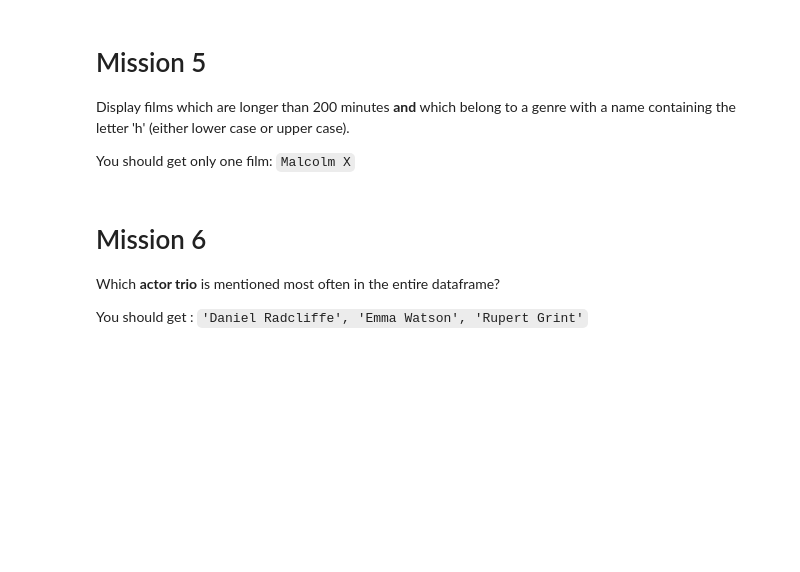
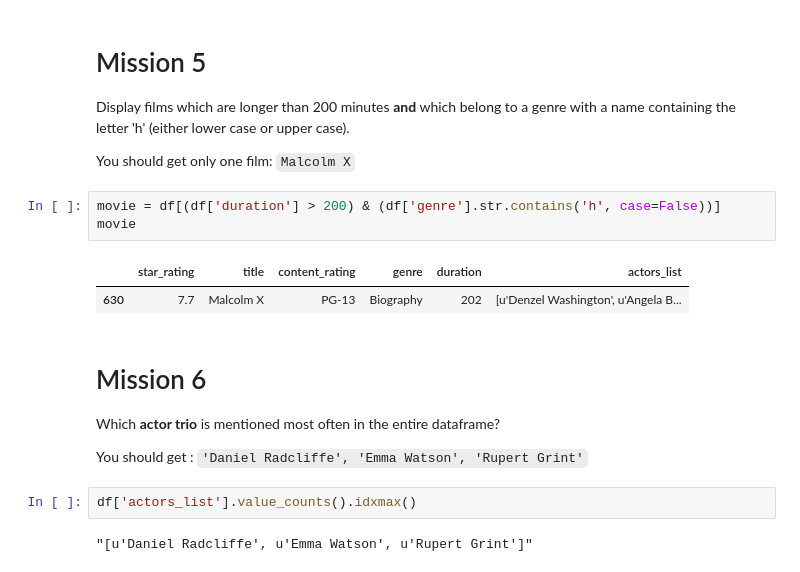
Before and after one commit to DorotheeCatry/python-basics-simplon, a Jupyter notebook: challenge/Python_2.16_filtering.ipynb, the cells around one changed output. Drawn from its saved outputs; the diff is of its cells as text; blank space fills up the shorter version.

```diff
--- a/challenge/Python_2.16_filtering.ipynb
+++ b/challenge/Python_2.16_filtering.ipynb
@@ -52,9 +153,19 @@ Display only the rows with films that belong to the lowest rated genre (based on
 Display films which are longer than 200 minutes **and** which belong to a genre with a name containing the letter 'h' (either lower case or upper case).
 
 You should get only one film: `Malcolm X`
+# %%
+movie = df[(df['duration'] > 200) & (df['genre'].str.contains('h', case=False))]
+movie
+# %% [output]
+|  | star_rating | title | content_rating | genre | duration | actors_list |
+| 630 | 7.7 | Malcolm X | PG-13 | Biography | 202 | [u'Denzel Washington', u'Angela B... |
 # %% [markdown]
 # Mission 6
 
 Which **actor trio** is mentioned most often in the entire dataframe?
 
 You should get : `'Daniel Radcliffe', 'Emma Watson', 'Rupert Grint'`
+# %%
+df['actors_list'].value_counts().idxmax()
+# %% [output]
+"[u'Daniel Radcliffe', u'Emma Watson', u'Rupert Grint']"
```
Also changed, not shown: parts of 8 cells of this notebook, 1 other file.
